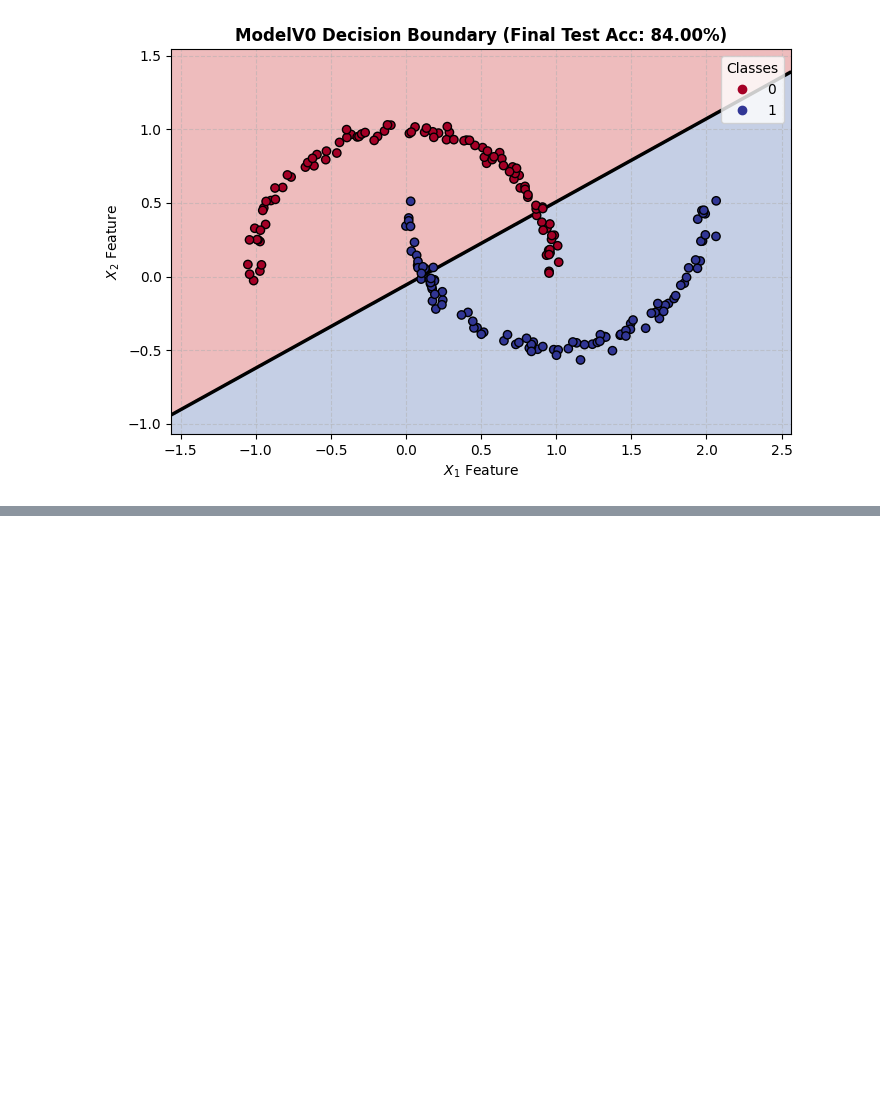
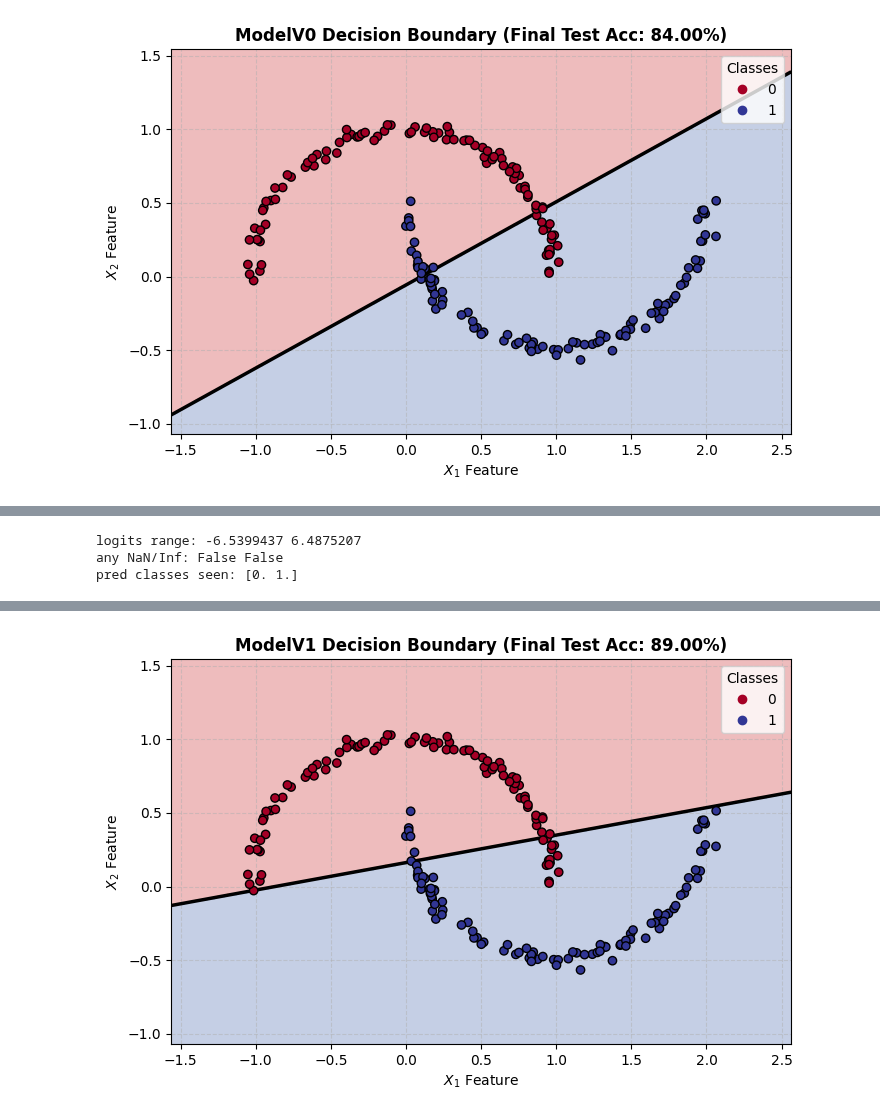
Before and after one commit to Avhijan/AI, a Jupyter notebook: 6_Neural_Networks/6.2_neural_network.ipynb, the cells around one changed output, grey strips where cells are left out. Cells and saved outputs as stored; diff of their text form; code cells hidden in the pictures; blank space fills up the shorter version.

```diff
--- a/6_Neural_Networks/6.2_neural_network.ipynb
+++ b/6_Neural_Networks/6.2_neural_network.ipynb
@@ -155,8 +256,11 @@ The decision boundary is explicitly outlined in black, we can observe that the `
 # %%
-# 1. Define ModelV0 (mlp)
+import torch
+from torch import nn
+
 class ModelV0(nn.Module):
     def __init__(self):
         super().__init__()
+        # Fixed: Defined layer_1 to connect input features to layer_2
         self.layer_1 = nn.Linear(in_features=2, out_features=5)
         self.layer_2 = nn.Linear(in_features=5, out_features=1)
 
@@ -165,6 +269,8 @@ class ModelV0(nn.Module):
         return self.layer_2(self.layer_1(x))
 
 # 2. Instantiate model, loss, and optimizer
+device = "cuda" if torch.cuda.is_available() else "cpu"
+
 model_v0 = ModelV0().to(device)
 loss_fn = nn.BCEWithLogitsLoss()
 optimizer = torch.optim.SGD(params=model_v0.parameters(), lr=0.1)
@@ -231,0 +371,66 @@ despite two layers the model can't accurately work yet
+# %%
+import numpy as np
+print("logits range:", grid_logits.min(), grid_logits.max())
+print("any NaN/Inf:", np.isnan(grid_logits).any(), np.isinf(grid_logits).any())
+print("pred classes seen:", np.unique(grid_preds))
+# %% [output]
+logits range: -6.5399437 6.4875207
+any NaN/Inf: False False
+pred classes seen: [0. 1.]
+# %%
+class ModelV1(nn.Module):
+    def __init__(self):
+        super().__init__()
+        self.layer_1 = nn.Linear(in_features=2, out_features=10)
+        self.layer_2 = nn.Linear(in_features=10, out_features=10)
+        self.layer_3 = nn.Linear(in_features=10, out_features=1)
+
+    def forward(self, x):
+        return self.layer_3(self.layer_2(self.layer_1(x)))
+
+model_v1 = ModelV1().to(device)
+loss_fn = nn.BCEWithLogitsLoss()
+optimizer = torch.optim.SGD(params=model_v1.parameters(), lr=0.1)
+
+torch.manual_seed(42)
+epochs = 1000
+
+print("Starting Training for ModelV1...\n" + "-"*50)
+for epoch in range(epochs + 1):
+    model_v1.train()
+    y_logits = model_v1(X_train)
+    loss = loss_fn(y_logits, y_train)
+
+    optimizer.zero_grad()
+    loss.backward()
+    optimizer.step()
+
+    if epoch % 200 == 0:
+        model_v1.eval()
+        with torch.inference_mode():
+            test_logits = model_v1(X_test)
+            test_loss = loss_fn(test_logits, y_test)
+            train_preds = torch.round(torch.sigmoid(y_logits))
+            test_preds = torch.round(torch.sigmoid(test_logits))
+            train_acc = (train_preds == y_train).sum().item() / len(y_train) * 100
+            test_acc = (test_preds == y_test).sum().item() / len(y_test) * 100
+
+        print(f"Epoch: {epoch:4d} | Train Loss: {loss.item():.5f}, Acc: {train_acc:.2f}% | Test Loss: {test_loss.item():.5f}, Test Acc: {test_acc:.2f}%")
+
+# Reuse your existing xx, yy grid
+model_v1.eval()
+with torch.inference_mode():
+    grid_logits = model_v1(grid).reshape(xx.shape).cpu().numpy()
+    grid_preds = torch.round(torch.sigmoid(torch.from_numpy(grid_logits))).numpy()
+
+plt.figure(figsize=(8, 5))
+plt.contourf(xx, yy, grid_preds, cmap=plt.cm.RdYlBu, alpha=0.3)
+plt.contour(xx, yy, grid_logits, levels=[0], colors='black', linewidths=2.5)
+scatter = plt.scatter(X_test[:, 0].cpu(), X_test[:, 1].cpu(), c=y_test.cpu().squeeze(), cmap=plt.cm.RdYlBu, edgecolors='k', zorder=3)
+plt.title(f"ModelV1 Decision Boundary (Final Test Acc: {test_acc:.2f}%)", fontsize=12, fontweight='bold')
+plt.xlabel("$X_1$ Feature")
+plt.ylabel("$X_2$ Feature")
+plt.legend(*scatter.legend_elements(), title="Classes")
+plt.grid(True, linestyle='--', alpha=0.5)
+plt.show()
+# %% [output]
@@ -231,0 +445 @@ despite two layers the model can't accurately work yet
+[figure, added]
```
Also changed, not shown: parts of 19 cells of this notebook, 1 other file.
